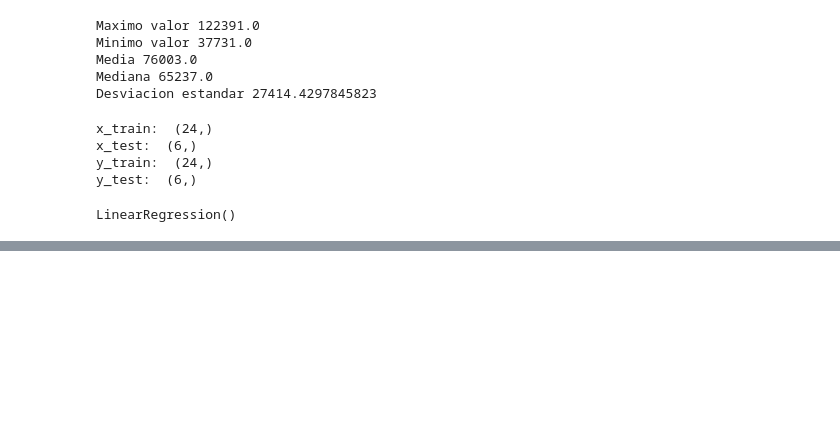
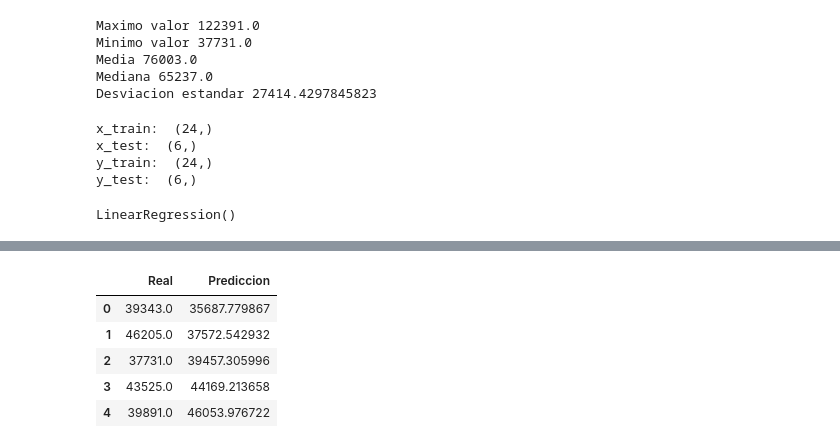
Before and after one commit to santiagovahos/data_science, a Jupyter notebook: machine_learning/linear_reg/experience_salary_lin_reg.ipynb, the cells around one changed output, grey strips where cells are left out. Saved outputs shown, nothing was run; the diff lists cells and outputs as text; code cells hidden in the pictures; blank space fills up the shorter version.

```diff
--- a/machine_learning/linear_reg/experience_salary_lin_reg.ipynb
+++ b/machine_learning/linear_reg/experience_salary_lin_reg.ipynb
@@ -80,0 +120,10 @@ lin_reg_model.predict
+# %%
+df1 = pd.DataFrame({'Real': salario, 'Prediccion': pred_salary.reshape(-1)})
+df1.head()
+# %% [output]
+|  | Real | Prediccion |
+| 0 | 39343.0 | 35687.779867 |
+| 1 | 46205.0 | 37572.542932 |
+| 2 | 37731.0 | 39457.305996 |
+| 3 | 43525.0 | 44169.213658 |
+| 4 | 39891.0 | 46053.976722 |
```
Also changed, not shown: parts of 12 cells of this notebook, 9 other files.
